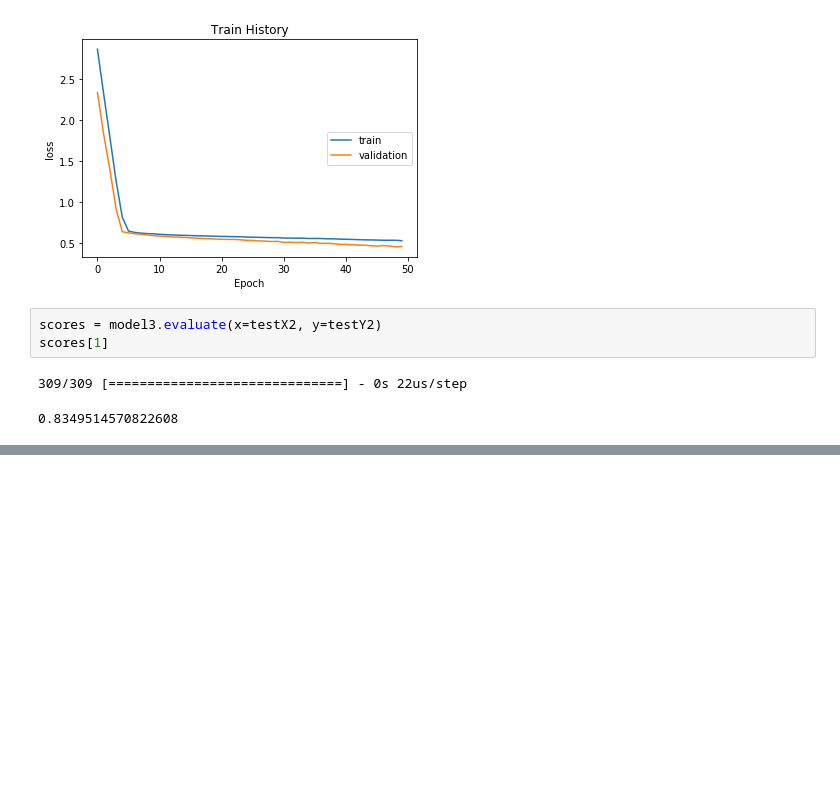
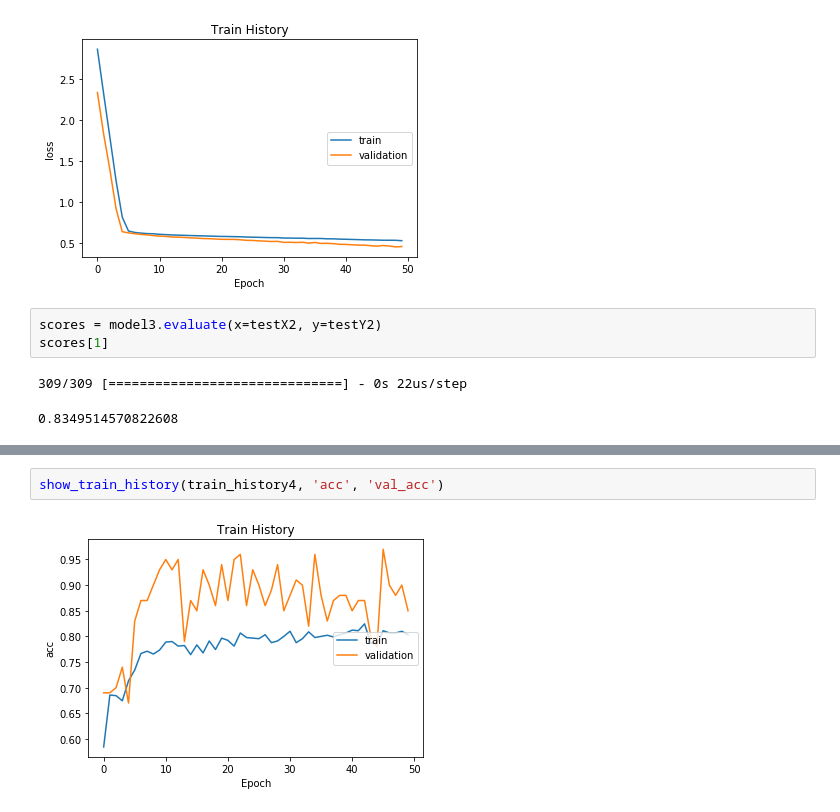
Before and after one commit to johnny12150/ML-100-dyas, a Jupyter notebook: Day01/Winter-Day03.ipynb, the cells around one changed output, grey strips where cells are left out. Saved outputs shown, nothing was run; the diff lists cells and outputs as text; blank space fills up the shorter version.

```diff
--- a/Day01/Winter-Day03.ipynb
+++ b/Day01/Winter-Day03.ipynb
@@ -380,0 +398,4 @@ scores[1]
+# %%
+show_train_history(train_history4, 'acc', 'val_acc')
+# %% [output]
+[figure, added]
```
Also changed, not shown: parts of 2 cells of this notebook.
